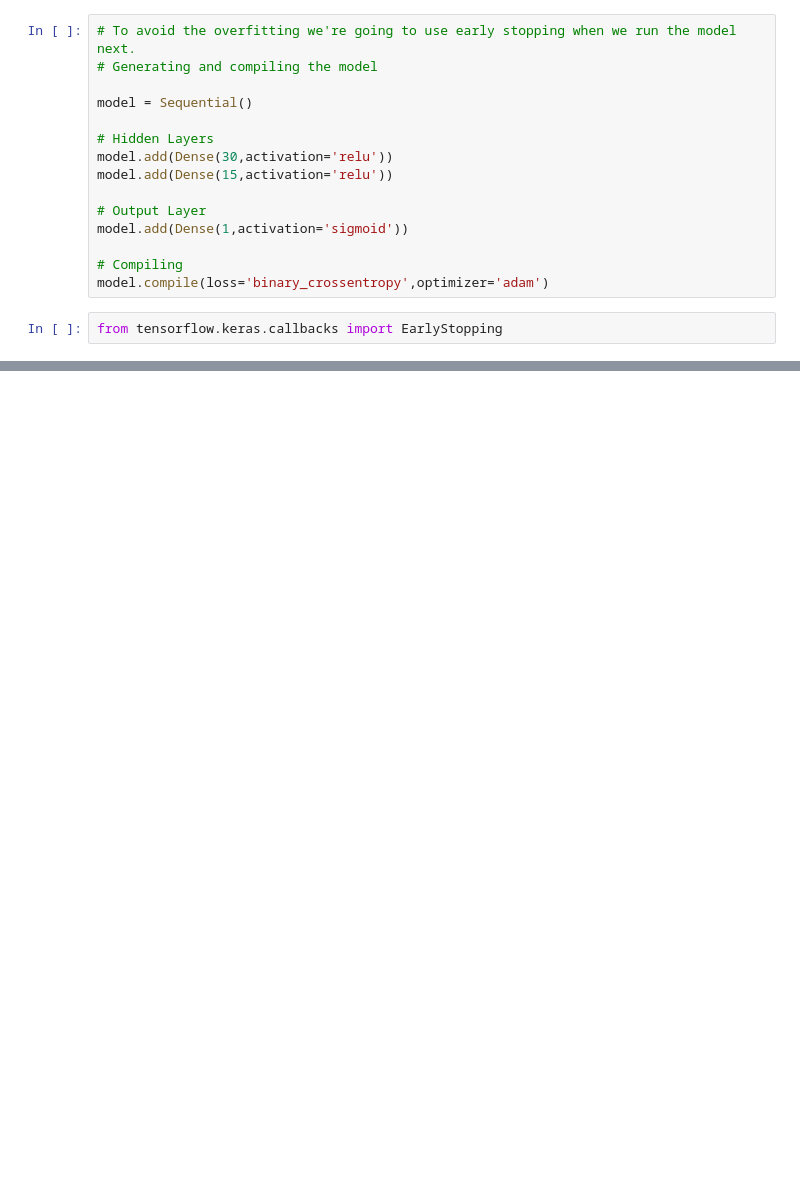
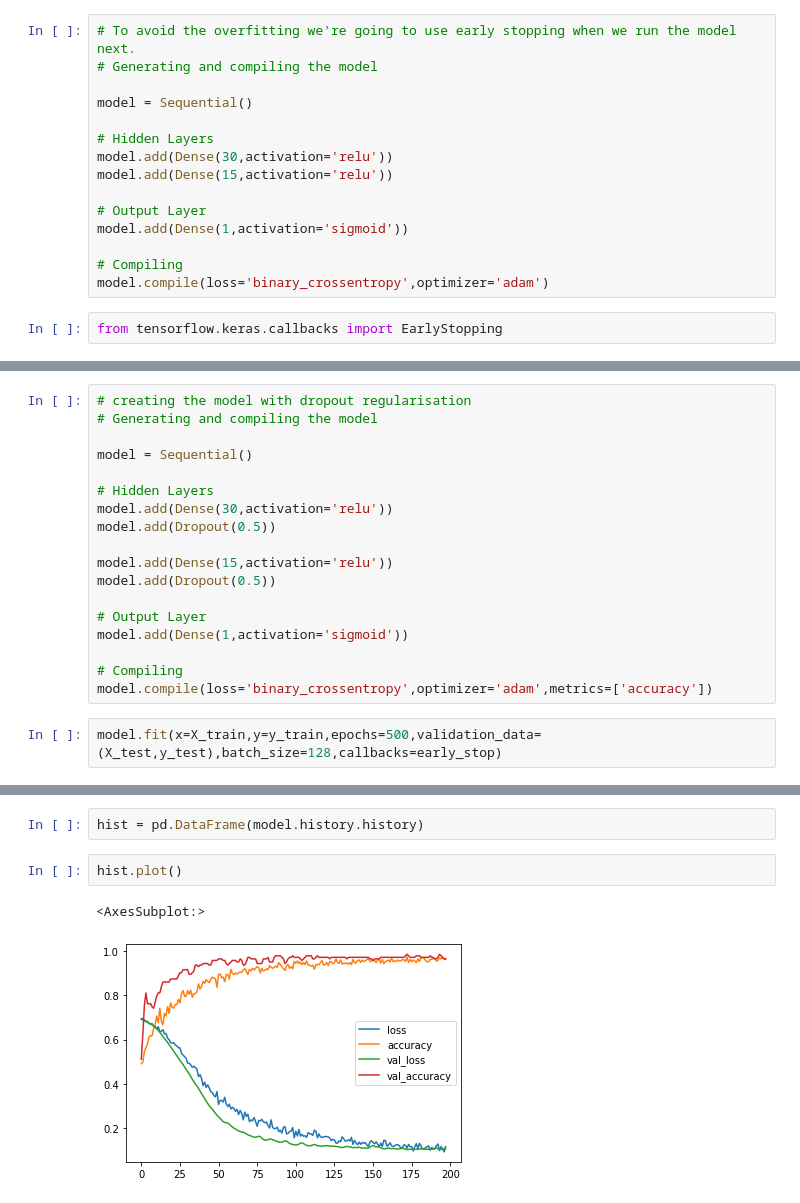
Before and after one commit to Greveley/MLProjects, a Jupyter notebook: CancerDiagnosisClassifier/Training.ipynb, the cells around one changed output, grey strips where cells are left out. Drawn from its saved outputs; the diff is of its cells as text; blank space fills up the shorter version.

```diff
--- a/CancerDiagnosisClassifier/Training.ipynb
+++ b/CancerDiagnosisClassifier/Training.ipynb
@@ -127,0 +145,20 @@ losses.plot()
+# %%
+# creating the model with dropout regularisation
+# Generating and compiling the model
+
+model = Sequential()
+
+# Hidden Layers
+model.add(Dense(30,activation='relu'))
+model.add(Dropout(0.5))
+
+model.add(Dense(15,activation='relu'))
+model.add(Dropout(0.5))
+
+# Output Layer
+model.add(Dense(1,activation='sigmoid'))
+
+# Compiling
+model.compile(loss='binary_crossentropy',optimizer='adam',metrics=['accuracy'])
+# %%
+model.fit(x=X_train,y=y_train,epochs=500,validation_data=(X_test,y_test),batch_size=128,callbacks=early_stop)
@@ -127,0 +184,7 @@ losses.plot()
+# %%
+hist = pd.DataFrame(model.history.history)
+# %%
+hist.plot()
+# %% [output]
+<AxesSubplot:>
+[figure, added]
```
Also changed, not shown: parts of 14 cells of this notebook.
